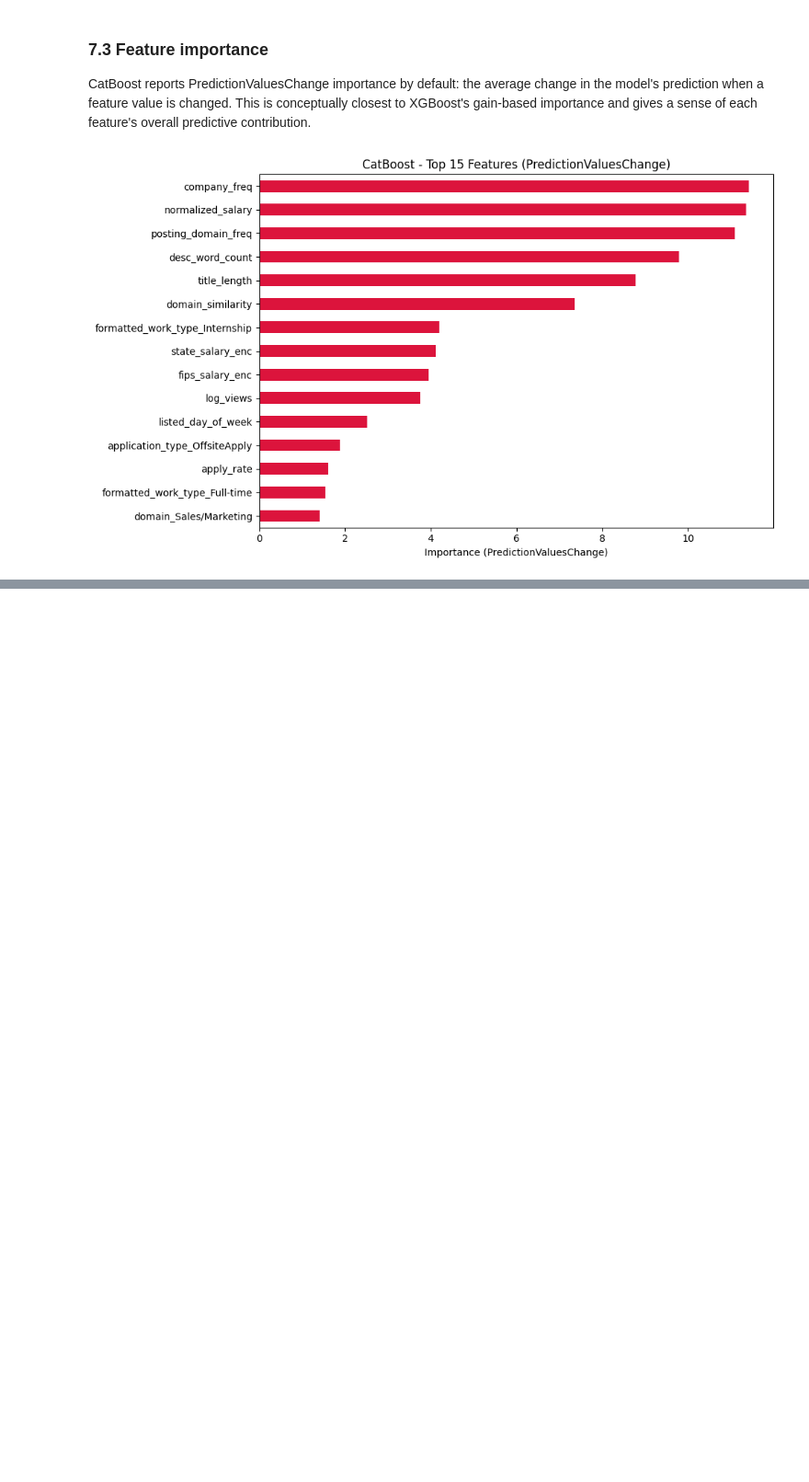
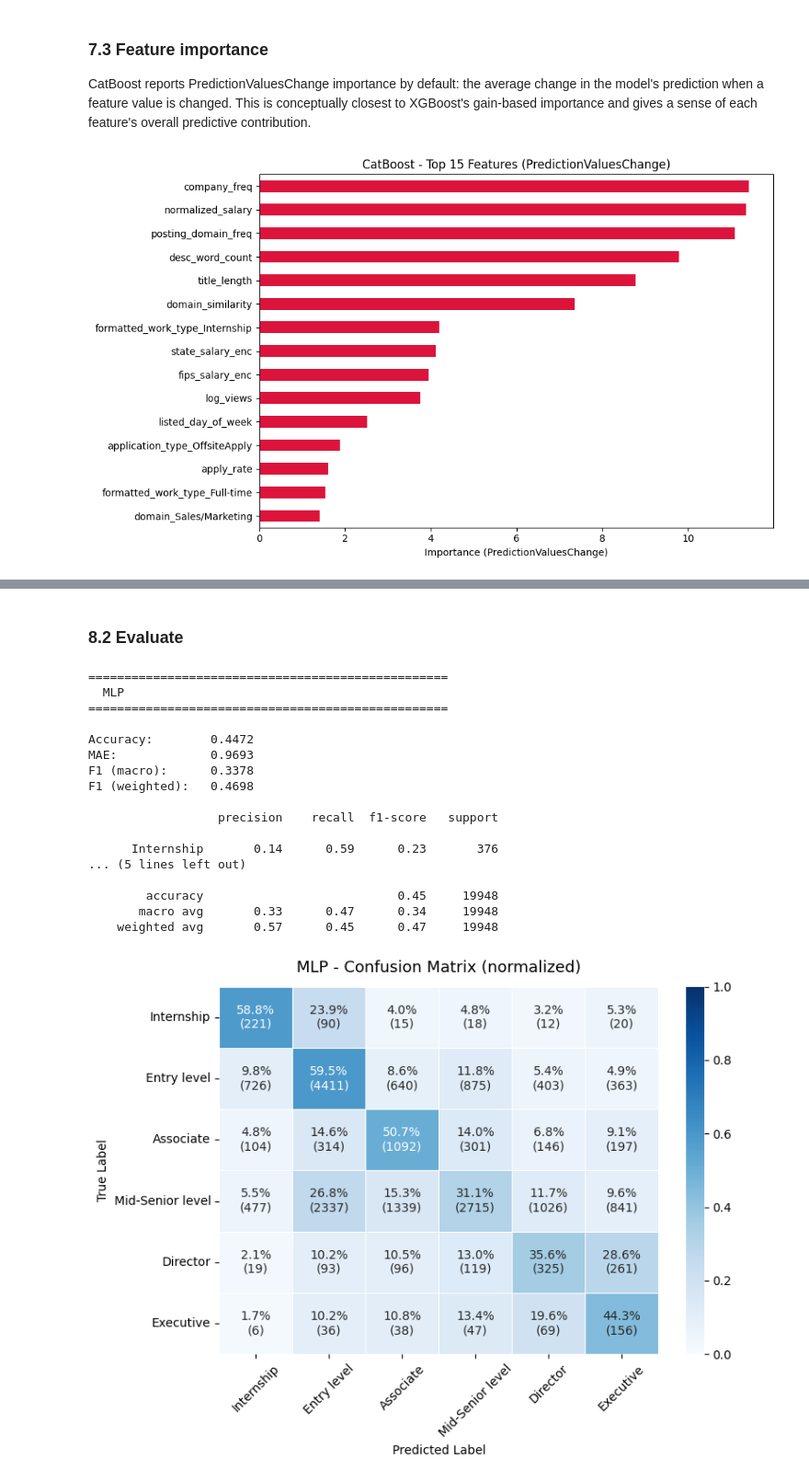
Before and after one commit to ognjenvujovic04/job-intelligence, a Jupyter notebook: notebooks/3.0-ov-baseline-classification.ipynb, the cells around one changed output, grey strips where cells are left out. Shown at 92% size. Drawn from its saved outputs; the diff is of its cells as text; code cells hidden in the pictures; blank space fills up the shorter version.

Commit message:
feat(modeling): add MLP and TabNet models, model comparison, and selection

```diff
--- a/notebooks/3.0-ov-baseline-classification.ipynb
+++ b/notebooks/3.0-ov-baseline-classification.ipynb
@@ -501,0 +519,3 @@ plt.show()
+# %%
+mlp_pipeline = train_mlp(X_train, y_train)
+y_pred_mlp = mlp_pipeline.predict(X_test)
@@ -501,0 +540,25 @@ plt.show()
+# %% [markdown]
+### 8.2 Evaluate
+# %%
+results["MLP"] = evaluate_model(
+    y_test, y_pred_mlp, model_name="MLP"
+)
+# %% [output]
+==================================================
+  MLP
+==================================================
+
+Accuracy:        0.4472
+MAE:             0.9693
+F1 (macro):      0.3378
+F1 (weighted):   0.4698
+
+                  precision    recall  f1-score   support
+
+      Internship       0.14      0.59      0.23       376
+... (5 lines left out)
+
+        accuracy                           0.45     19948
+       macro avg       0.33      0.47      0.34     19948
+    weighted avg       0.57      0.45      0.47     19948
+[figure, added]
```
Also changed, not shown: parts of 17 cells of this notebook, 6 other files.
